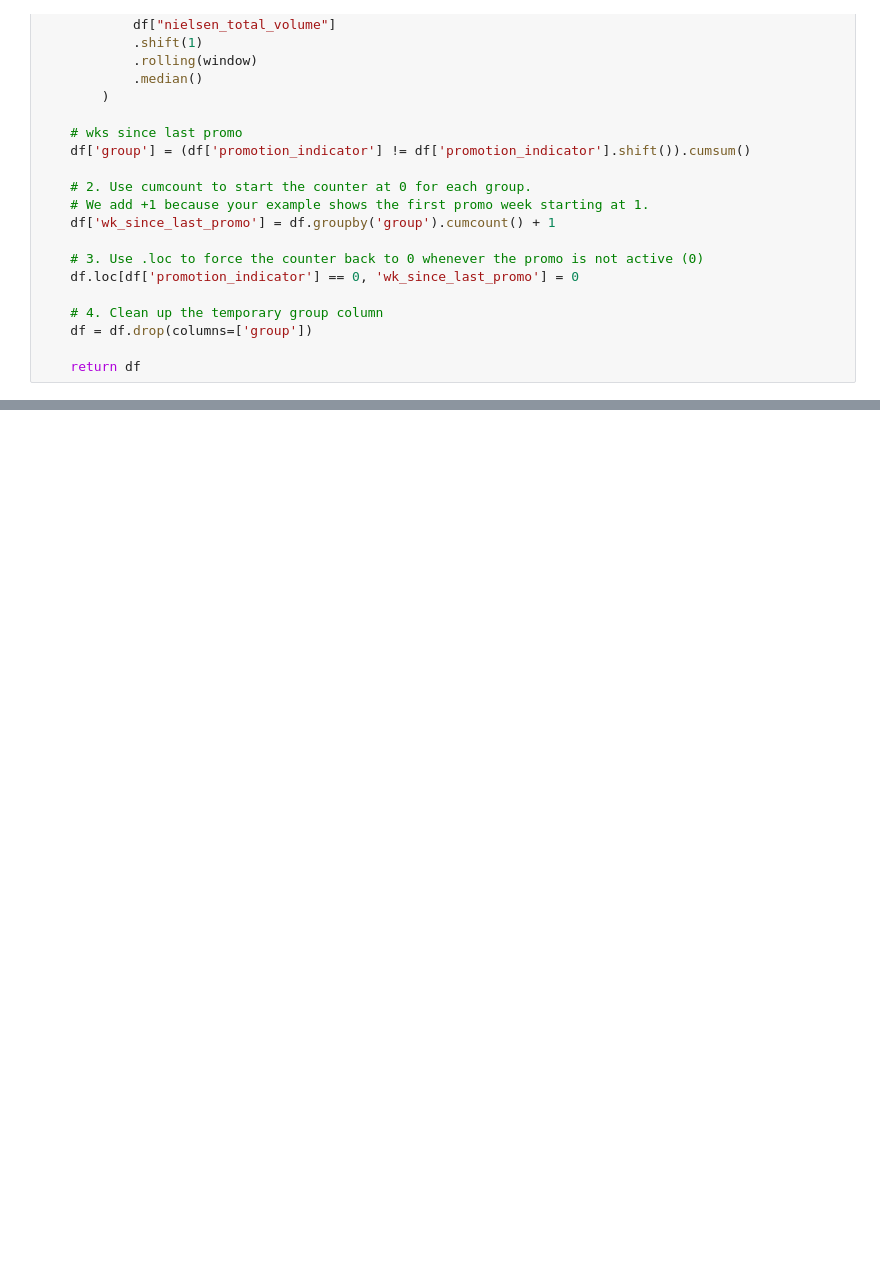
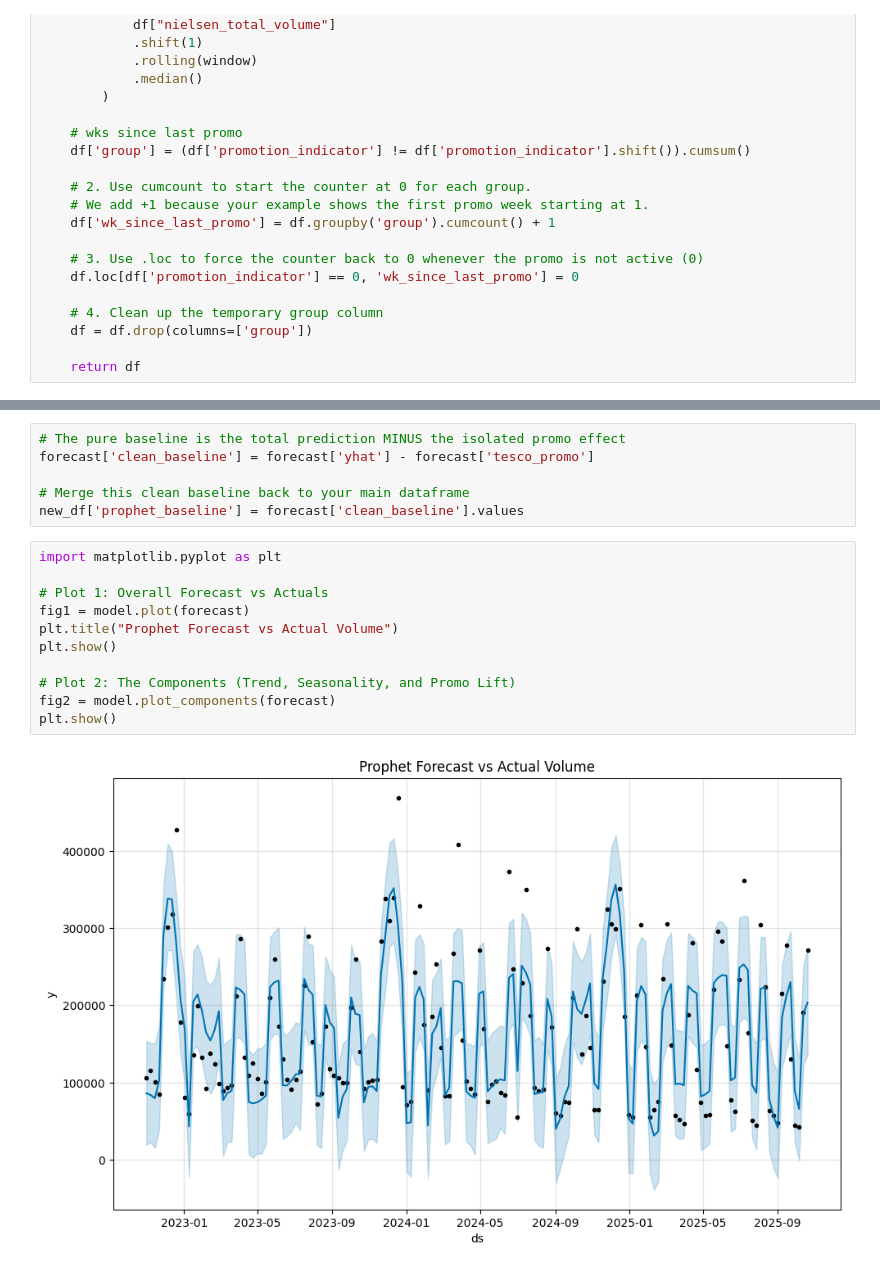
Before and after one commit to gw3nnipi3/baseline-sales-modelling, a Jupyter notebook: notebooks/danielTest.ipynb, the cells around one changed output, grey strips where cells are left out. Saved outputs shown, nothing was run; the diff lists cells and outputs as text; blank space fills up the shorter version.

Commit message:
prophet model

```diff
--- a/notebooks/danielTest.ipynb
+++ b/notebooks/danielTest.ipynb
@@ -881,0 +939,19 @@ def create_features_promotion(df):
+# %%
+# The pure baseline is the total prediction MINUS the isolated promo effect
+forecast['clean_baseline'] = forecast['yhat'] - forecast['tesco_promo']
+
+# Merge this clean baseline back to your main dataframe
+new_df['prophet_baseline'] = forecast['clean_baseline'].values
+# %%
+import matplotlib.pyplot as plt
+
+# Plot 1: Overall Forecast vs Actuals
+fig1 = model.plot(forecast)
+plt.title("Prophet Forecast vs Actual Volume")
+plt.show()
+
+# Plot 2: The Components (Trend, Seasonality, and Promo Lift)
+fig2 = model.plot_components(forecast)
+plt.show()
+# %% [output]
+[figure, added]
```
Also changed, not shown: parts of 8 cells of this notebook, 2 other files.
